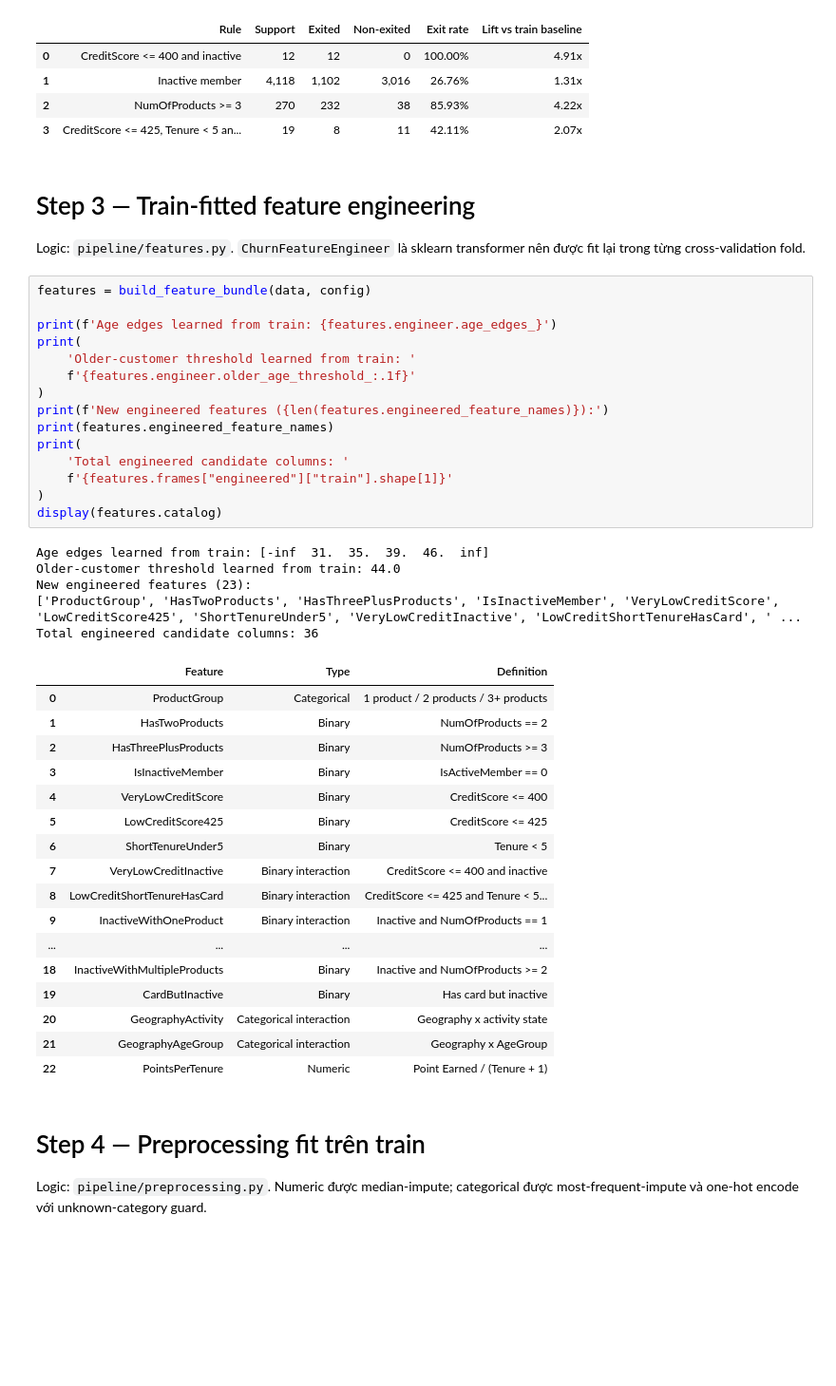
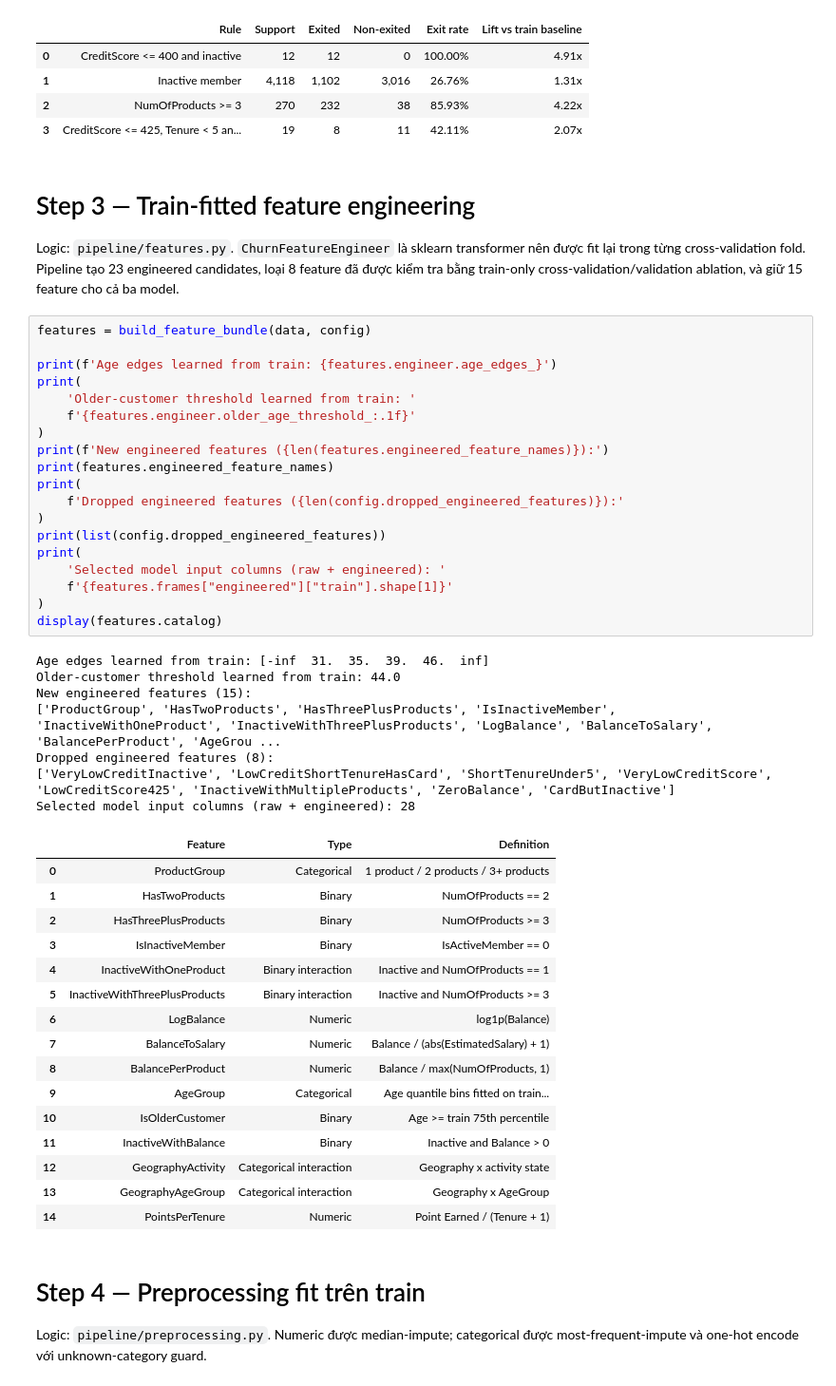
Before and after one commit to ntminh2107/churn-rate, a Jupyter notebook: 02_customer_churn_records_lightgbm.ipynb, the cells around one changed output. Shown at 95% size. Drawn from its saved outputs; the diff is of its cells as text; blank space fills up the shorter version.

```diff
--- a/02_customer_churn_records_lightgbm.ipynb
+++ b/02_customer_churn_records_lightgbm.ipynb
@@ -117,45 +112,50 @@ Train baseline churn rate: 20.38%
 # %% [markdown]
 # Step 3 — Train-fitted feature engineering
 
-Logic: `pipeline/features.py`. `ChurnFeatureEngineer` là sklearn transformer nên được fit lại trong từng cross-validation fold.
+Logic: `pipeline/features.py`. `ChurnFeatureEngineer` là sklearn transformer nên được fit lại trong từng cross-validation fold. Pipeline tạo 23 engineered candidates, loại 8 feature đã được kiểm tra bằng train-only cross-validation/validation ablation, và giữ 15 feature cho cả ba model.
 # %%
 features = build_feature_bundle(data, config)
 
 print(f'Age edges learned from train: {features.engineer.age_edges_}')
 print(
     'Older-customer threshold learned from train: '
     f'{features.engineer.older_age_threshold_:.1f}'
 )
 print(f'New engineered features ({len(features.engineered_feature_names)}):')
 print(features.engineered_feature_names)
 print(
-    'Total engineered candidate columns: '
+    f'Dropped engineered features ({len(config.dropped_engineered_features)}):'
+)
+print(list(config.dropped_engineered_features))
+print(
+    'Selected model input columns (raw + engineered): '
     f'{features.frames["engineered"]["train"].shape[1]}'
 )
 display(features.catalog)
 # %% [output]
 Age edges learned from train: [-inf  31.  35.  39.  46.  inf]
 Older-customer threshold learned from train: 44.0
-New engineered features (23):
-['ProductGroup', 'HasTwoProducts', 'HasThreePlusProducts', 'IsInactiveMember', 'VeryLowCreditScore', 'LowCreditScore425', 'ShortTenureUnder5', 'VeryLowCreditInactive', 'LowCreditShortTenureHasCard', ' ...
-Total engineered candidate columns: 36
+New engineered features (15):
+['ProductGroup', 'HasTwoProducts', 'HasThreePlusProducts', 'IsInactiveMember', 'InactiveWithOneProduct', 'InactiveWithThreePlusProducts', 'LogBalance', 'BalanceToSalary', 'BalancePerProduct', 'AgeGrou ...
+Dropped engineered features (8):
+['VeryLowCreditInactive', 'LowCreditShortTenureHasCard', 'ShortTenureUnder5', 'VeryLowCreditScore', 'LowCreditScore425', 'InactiveWithMultipleProducts', 'ZeroBalance', 'CardButInactive']
+Selected model input columns (raw + engineered): 28
 |  | Feature | Type | Definition |
 | 0 | ProductGroup | Categorical | 1 product / 2 products / 3+ products |
 | 1 | HasTwoProducts | Binary | NumOfProducts == 2 |
 | 2 | HasThreePlusProducts | Binary | NumOfProducts >= 3 |
 | 3 | IsInactiveMember | Binary | IsActiveMember == 0 |
-| 4 | VeryLowCreditScore | Binary | CreditScore <= 400 |
-| 5 | LowCreditScore425 | Binary | CreditScore <= 425 |
-| 6 | ShortTenureUnder5 | Binary | Tenure < 5 |
-| 7 | VeryLowCreditInactive | Binary interaction | CreditScore <= 400 and inactive |
-| 8 | LowCreditShortTenureHasCard | Binary interaction | CreditScore <= 425 and Tenure < 5... |
-| 9 | InactiveWithOneProduct | Binary interaction | Inactive and NumOfProducts == 1 |
-| ... | ... | ... | ... |
-| 18 | InactiveWithMultipleProducts | Binary | Inactive and NumOfProducts >= 2 |
-| 19 | CardButInactive | Binary | Has card but inactive |
-| 20 | GeographyActivity | Categorical interaction | Geography x activity state |
-| 21 | GeographyAgeGroup | Categorical interaction | Geography x AgeGroup |
-| 22 | PointsPerTenure | Numeric | Point Earned / (Tenure + 1) |
+| 4 | InactiveWithOneProduct | Binary interaction | Inactive and NumOfProducts == 1 |
+| 5 | InactiveWithThreePlusProducts | Binary interaction | Inactive and NumOfProducts >= 3 |
+| 6 | LogBalance | Numeric | log1p(Balance) |
+| 7 | BalanceToSalary | Numeric | Balance / (abs(EstimatedSalary) + 1) |
+| 8 | BalancePerProduct | Numeric | Balance / max(NumOfProducts, 1) |
+| 9 | AgeGroup | Categorical | Age quantile bins fitted on train... |
+| 10 | IsOlderCustomer | Binary | Age >= train 75th percentile |
+| 11 | InactiveWithBalance | Binary | Inactive and Balance > 0 |
+| 12 | GeographyActivity | Categorical interaction | Geography x activity state |
+| 13 | GeographyAgeGroup | Categorical interaction | Geography x AgeGroup |
+| 14 | PointsPerTenure | Numeric | Point Earned / (Tenure + 1) |
 # %% [markdown]
 # Step 4 — Preprocessing fit trên train
 
```
Also changed, not shown: parts of 23 cells of this notebook, 11 other files.
